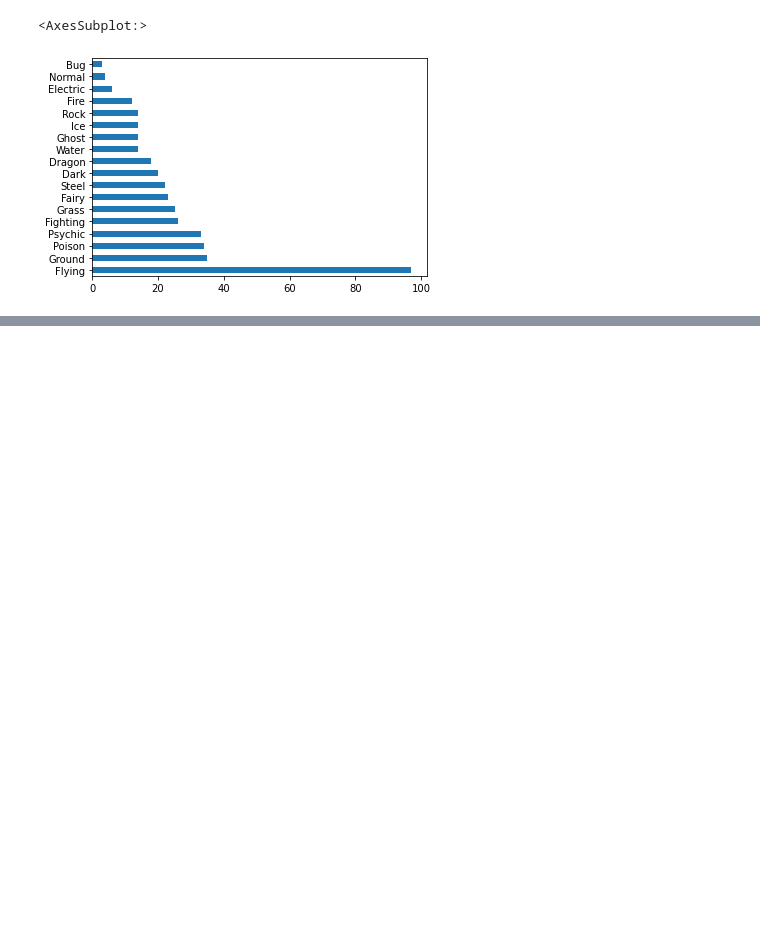
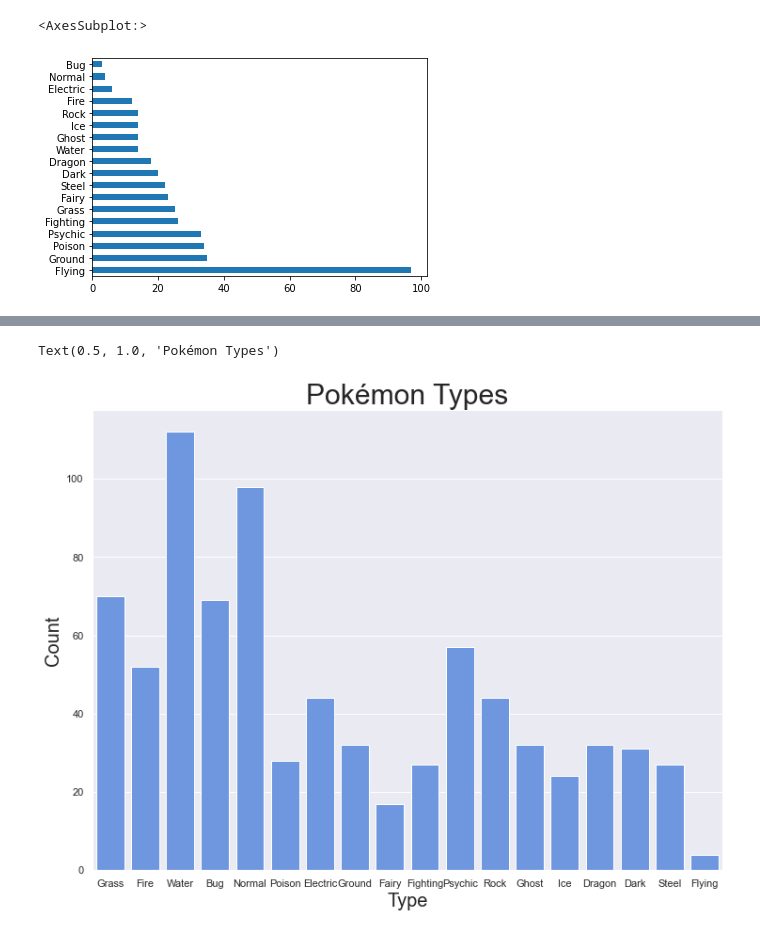
Before and after one commit to oliveiralenon/data_science_projects, a Jupyter notebook: pokedata/Pokemon_Analysis.ipynb, the cells around one changed output, grey strips where cells are left out. Cells and saved outputs as stored; diff of their text form; code cells hidden in the pictures; blank space fills up the shorter version.

Commit message:
update in the pokémon analysis

```diff
--- a/pokedata/Pokemon_Analysis.ipynb
+++ b/pokedata/Pokemon_Analysis.ipynb
@@ -74,0 +80,10 @@ df
+# %%
+sns.set_style('darkgrid')
+sns.set(rc={'figure.figsize':(12,9)})
+sns.countplot(x='Type 1', data=df, color='#5B92F3')
+plt.xlabel('Type', fontsize=20)
+plt.ylabel('Count', fontsize=20)
+plt.title('Pokémon Types', fontsize=30)
+# %% [output]
+Text(0.5, 1.0, 'Pokémon Types')
+[figure, added]
```
Also changed, not shown: parts of 6 cells of this notebook.
